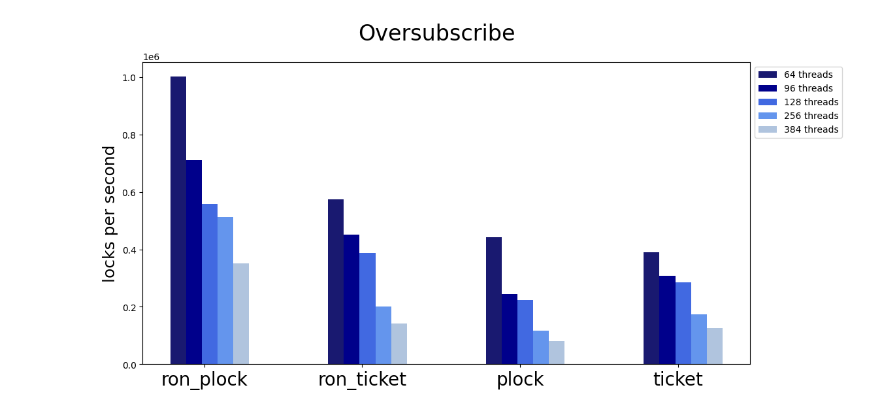
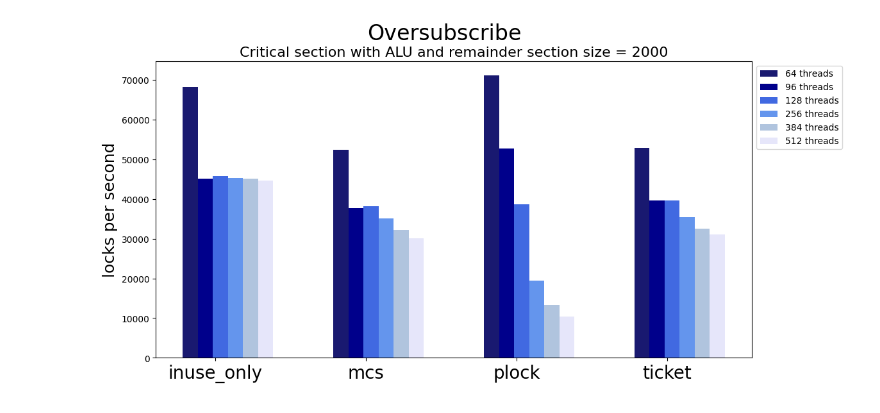
Before and after one commit to Ashen1110/Master_OS, a Jupyter notebook: code/test_data/test_data.ipynb, the cells around one changed output. Drawn from its saved outputs; the diff is of its cells as text; code cells hidden in the pictures.

```diff
--- a/code/test_data/test_data.ipynb
+++ b/code/test_data/test_data.ipynb
@@ -126,30 +160,34 @@ plt.show()
 # %% [output]
 [figure]
 # %%
-# oversubscribe
-#x_threads = [64,96,128,256,384], ncs_size = 2000
-spinlocks = ['ron_plock', 'ron_ticket', 'plock', 'ticket']
-thread64 = [1001679, 574381, 442225,389340]
-thread96 = [710724, 450310, 243216,307373]
-thread128 = [558711,388026,224860,284433]
-thread256 = [513083,201713,116897,172947]
-thread384 = [352240,141101,80791,125196]
+# IO oversubscribe
+#x_threads = [64,96,128,256,384, 512], ncs_size = 2000
+spinlocks = ['inuse_only', 'mcs', 'plock', 'ticket']
+thread64 = [68179, 52375,71118,52904]
+thread96 = [45139, 37635,52754,39647]
+thread128 = [45767,38170,38718,39691]
+thread256 = [45349,35118,19457,35406]
+thread384 = [45119,32131,13271,32605]
+thread512 = [44627,30033,10432,31093]
 
 x = np.arange(len(spinlocks))
 width = 0.1
 
 plt.figure(figsize=(12,6),dpi=100,linewidth = 2)
 
 plt.bar(x, thread64, width, color='midnightblue', label='64 threads')
 plt.bar(x+width, thread96, width, color='darkblue', label='96 threads')
 plt.bar(x+width*2, thread128, width, color='royalblue', label='128 threads')
 plt.bar(x+width*3, thread256, width, color='cornflowerblue', label='256 threads')
 plt.bar(x+width*4, thread384, width, color='lightsteelblue', label='384 threads')
+plt.bar(x+width*5, thread512, width, color='lavender', label='512 threads')
 
 plt.xticks(x + width*5/3 , spinlocks, fontsize="20")
 plt.ylabel('locks per second', fontsize="18")
 plt.suptitle('Oversubscribe', fontsize="24")
+sub = "Critical section with ALU and remainder section size = 2000"
+plt.title(sub, fontsize="16")
 plt.legend(bbox_to_anchor=(1,1), loc='upper left')
 plt.show()
 # %% [output]
-[figure, old version]
+[figure, new version]
```
Also changed, not shown: parts of 2 cells of this notebook, 18 other files.
